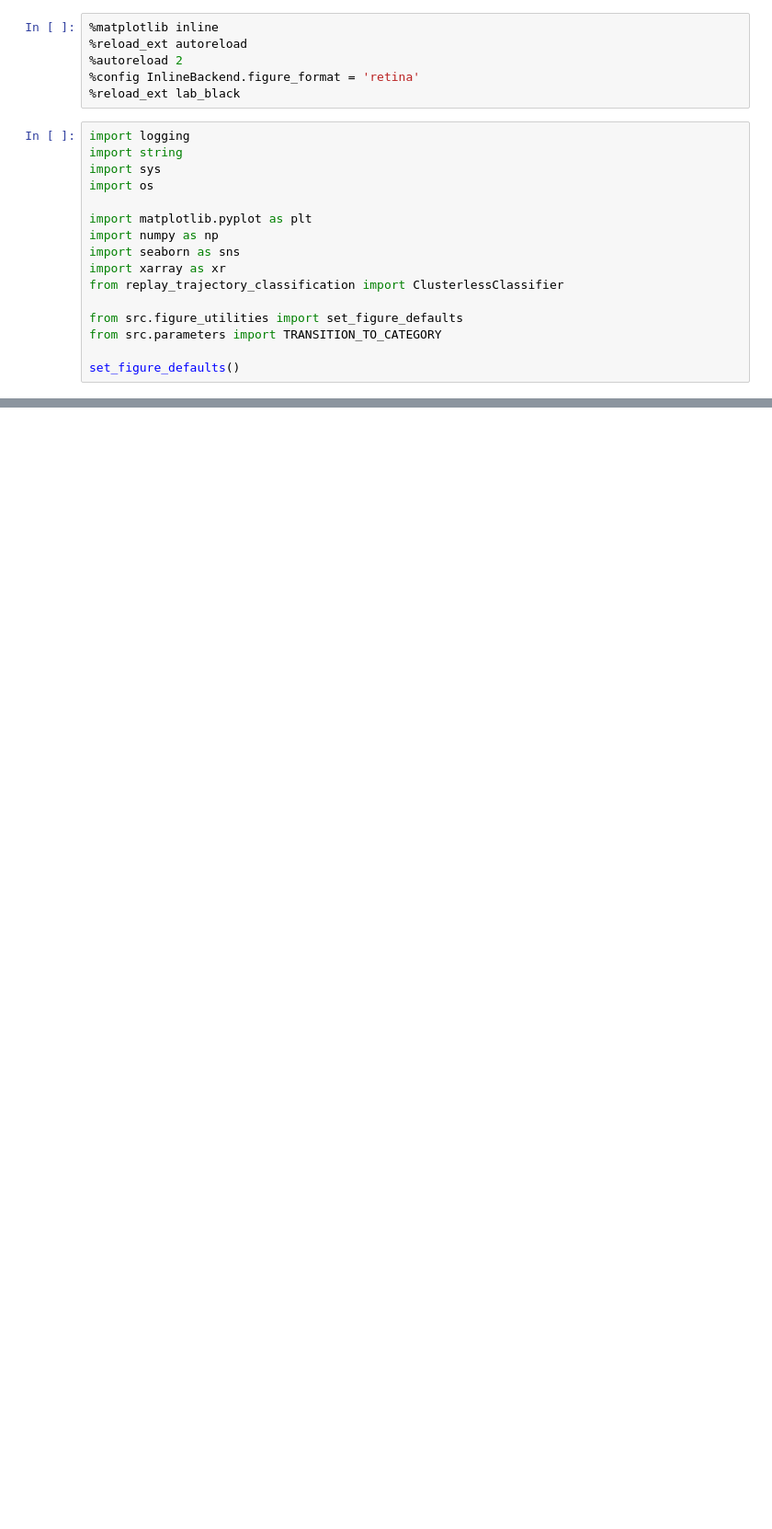
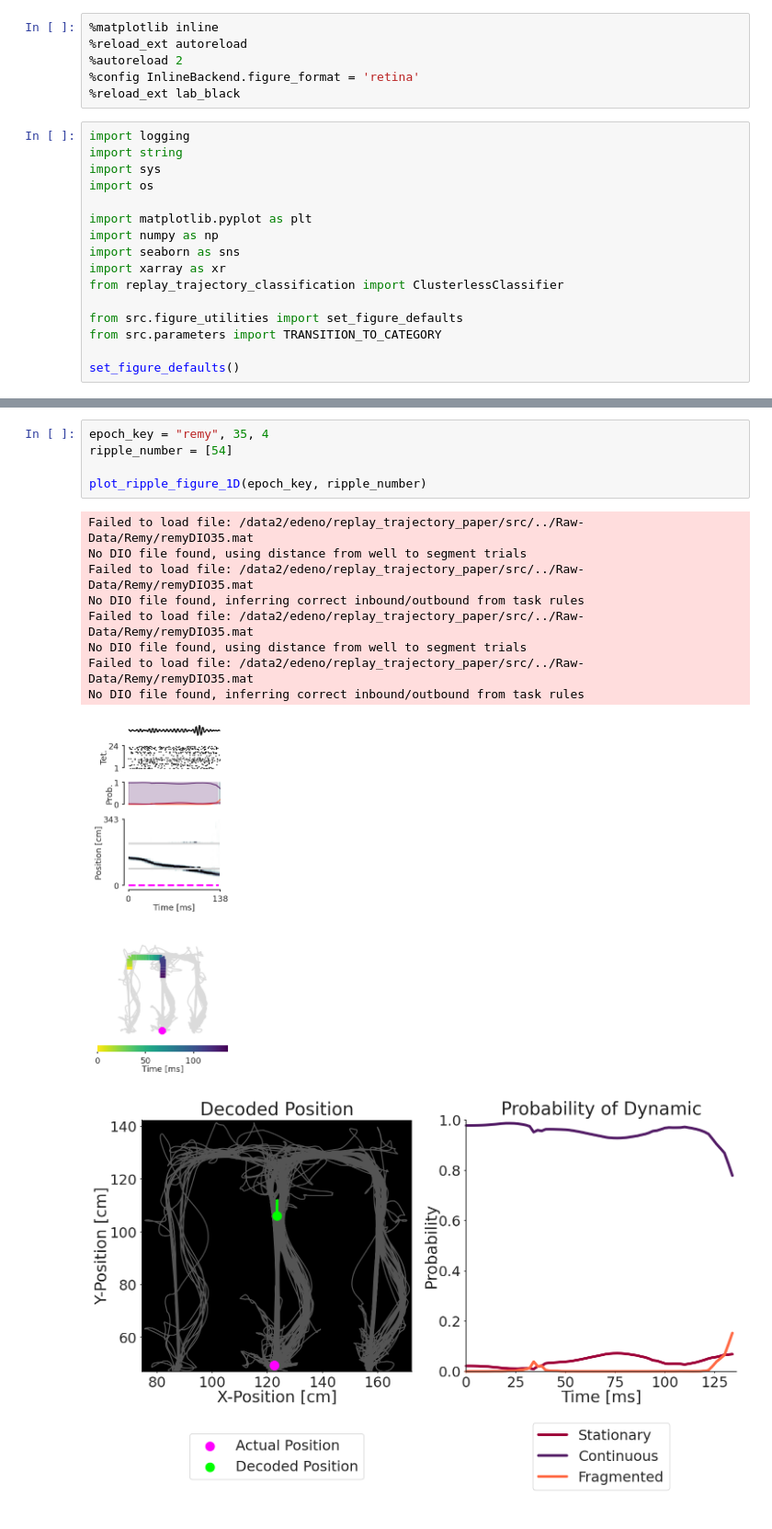
Before and after one commit to Eden-Kramer-Lab/replay_trajectory_paper, a Jupyter notebook: notebooks/Figure2-supplemental2.ipynb, the cells around one changed output, grey strips where cells are left out. Shown at 92% size. Saved outputs shown, nothing was run; the diff lists cells and outputs as text; blank space fills up the shorter version.

```diff
--- a/notebooks/Figure2-supplemental2.ipynb
+++ b/notebooks/Figure2-supplemental2.ipynb
@@ -149,0 +162,17 @@ No DIO file found, inferring correct inbound/outbound from task rules
+# %%
+epoch_key = "remy", 35, 4
+ripple_number = [54]
+
+plot_ripple_figure_1D(epoch_key, ripple_number)
+# %% [output]
+Failed to load file: /data2/edeno/replay_trajectory_paper/src/../Raw-Data/Remy/remyDIO35.mat
+No DIO file found, using distance from well to segment trials
+Failed to load file: /data2/edeno/replay_trajectory_paper/src/../Raw-Data/Remy/remyDIO35.mat
+No DIO file found, inferring correct inbound/outbound from task rules
+Failed to load file: /data2/edeno/replay_trajectory_paper/src/../Raw-Data/Remy/remyDIO35.mat
+No DIO file found, using distance from well to segment trials
+Failed to load file: /data2/edeno/replay_trajectory_paper/src/../Raw-Data/Remy/remyDIO35.mat
+No DIO file found, inferring correct inbound/outbound from task rules
+[figure, added]
+[figure, added]
+[figure, added]
```
Also changed, not shown: parts of 7 cells of this notebook, 22 other files.
